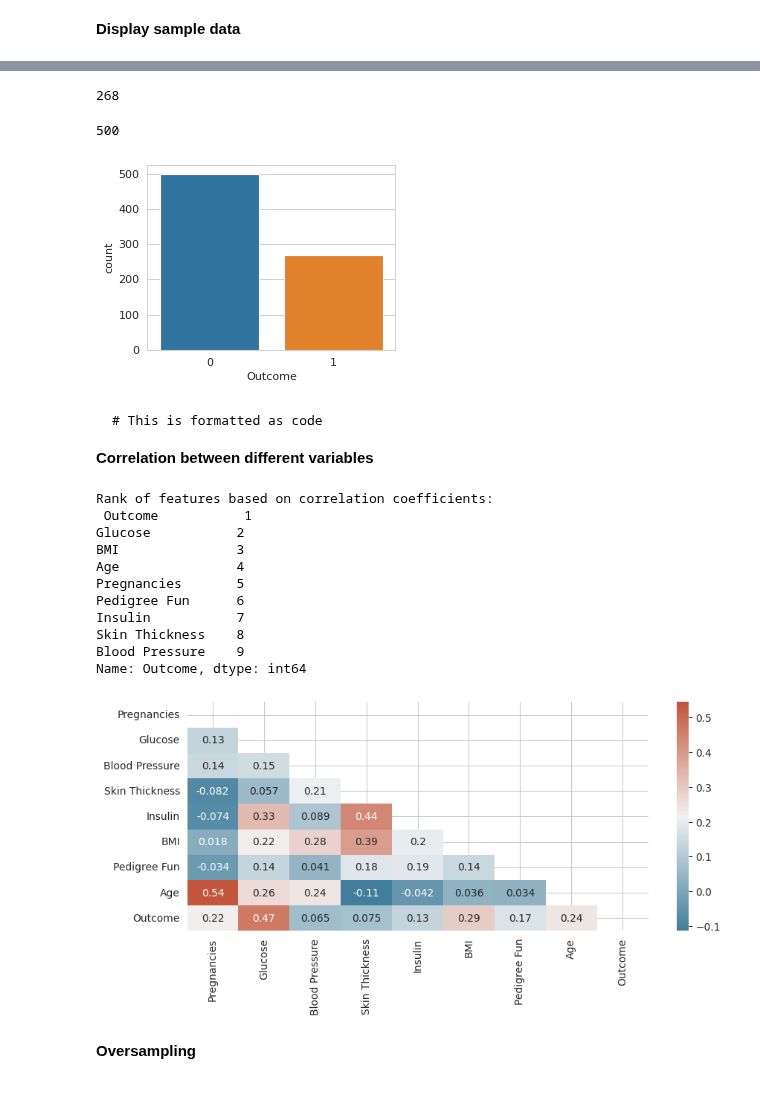
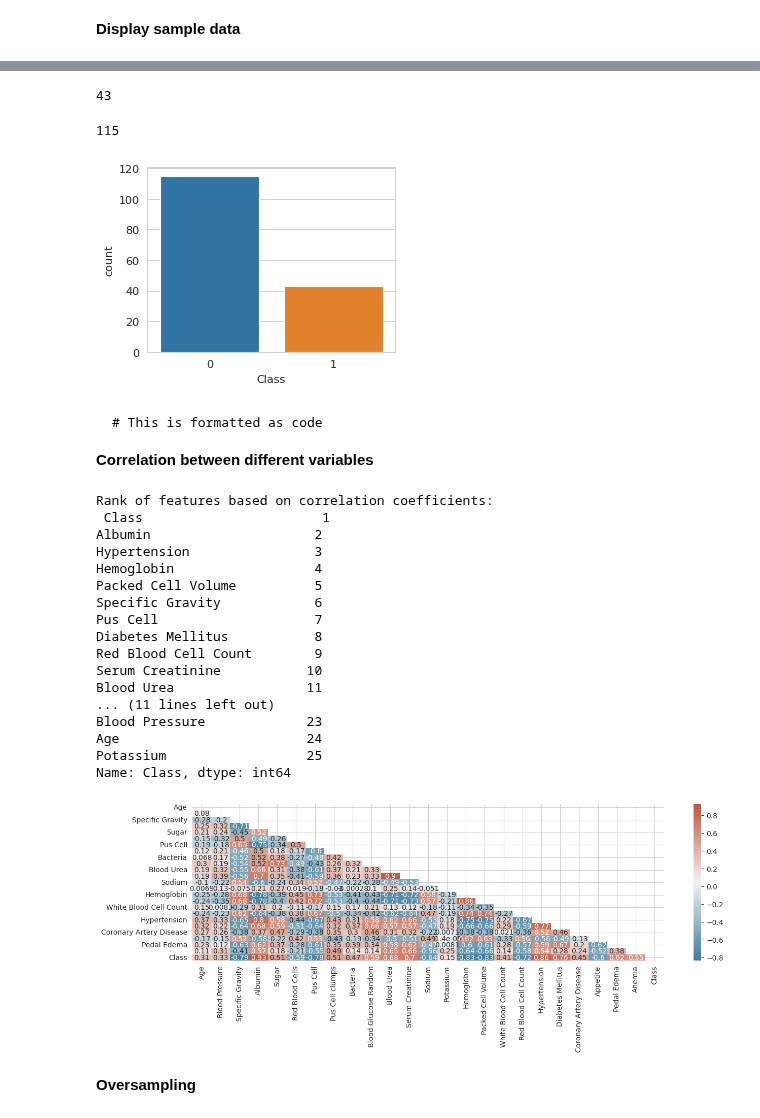
Before and after one commit to asheta66/Machine-Learning-2024, a Jupyter notebook: Classification/NewProject.ipynb, the cells around one changed output, grey strips where cells are left out. Saved outputs shown, nothing was run; the diff lists cells and outputs as text; code cells hidden in the pictures.

```diff
--- a/Classification/NewProject.ipynb
+++ b/Classification/NewProject.ipynb
@@ -29,7 +29,7 @@ from matplotlib import pyplot as plt
 **Reading the data**
 # %%
 # Importing the datasets
-df     = pd.read_csv('diabetes.csv')
+df     = pd.read_csv('ckd_clean.csv')
 # %% [markdown]
 **Display the data**
 # %%
@@ -60,3 +54,19 @@ df = df.dropna()
+# %%
+import pandas as pd
+
+# Get the size of the dataframe
+num_rows, num_cols = df.shape
+
+# Define the mapping dictionary
+# mapping_dict = {'normal': 1, 'abnormal': 0, 'present': 1, 'notpresent': 0, 'good': 1, 'poor': 0, 'yes': 1, 'no': 0}
+mapping_dict = {'normal': 1, 'abnormal': 0, 'present': 1, 'notpresent': 0, 'good': 1, 'poor': 0, 'yes': 1, 'no': 0}
+
+# Apply conversion to all columns
+for column in df.columns:
+    df[column] = df[column].replace(mapping_dict)
+
+# Print the updated dataframe
+# print(df)
 # %%
 df.sample(n = 10)
 # %% [output]
@@ -74,21 +85,21 @@ df.sample(n = 10)
 # %%
-ones_count = df['Outcome'].value_counts()[1]
+ones_count = df['Class'].value_counts()[1]
 print(ones_count)
 # %% [output]
-268
+43
 # %%
-zeros_count = (df['Outcome'] == 0).sum()
+zeros_count = df['Class'].value_counts()[0]
 print(zeros_count)
 # %% [output]
-500
+115
 # %%
 # Create a figure with size 8x6 inches, 80 dots per inch resolution
 fig = plt.figure(figsize=(4,3), dpi=80)
 # Calculate the number of classes in the class
-sns.countplot(data=df, x='Outcome')
+sns.countplot(data=df, x='Class')
 plt.savefig('classes.png')
 # %% [output]
-[figure, old version]
+[figure, new version]
 # %%
 # from matplotlib import pyplot as plt
 
@@ -111,35 +122,41 @@ plt.savefig('classes.png')
 corr = df.corr()
 
 # get absolute correlation coefficients and sort in descending order
-abs_corr = corr.abs().sort_values(by='Outcome', ascending=False)
+abs_corr = corr.abs().sort_values(by='Class', ascending=False)
 
 # display the rank of features based on correlation coefficients
-rank = abs_corr['Outcome'].rank(ascending=False).astype(int)
+rank = abs_corr['Class'].rank(ascending=False).astype(int)
 print('Rank of features based on correlation coefficients:\n', rank)
 # %% [output]
 Rank of features based on correlation coefficients:
- Outcome           1
-Glucose           2
-BMI               3
-Age               4
-Pregnancies       5
-Pedigree Fun      6
-Insulin           7
-Skin Thickness    8
-Blood Pressure    9
-Name: Outcome, dtype: int64
+ Class                       1
+Albumin                     2
+Hypertension                3
+Hemoglobin                  4
+Packed Cell Volume          5
+Specific Gravity            6
+Pus Cell                    7
+Diabetes Mellitus           8
+Red Blood Cell Count        9
+Serum Creatinine           10
+Blood Urea                 11
+... (11 lines left out)
+Blood Pressure             23
+Age                        24
+Potassium                  25
+Name: Class, dtype: int64
 # %%
 # Set up the matplotlib plot configuration
-f, ax = plt.subplots(figsize=(10, 4))
+f, ax = plt.subplots(figsize=(15, 4))
 # Generate a mask for upper traingle
 mask = np.triu(np.ones_like(corr, dtype=bool))
 # Configure a custom diverging colormap
 cmap = sns.diverging_palette(230, 20, as_cmap=True)
 # Draw the heatmap
 sns.heatmap(corr, annot=True, mask = mask, cmap=cmap)
 plt.savefig('Heatmap.png')
 # %% [output]
-[figure, old version]
+[figure, new version]
 # %% [markdown]
 **Oversampling**
 # %%
```
Also changed, not shown: parts of 32 cells of this notebook.
